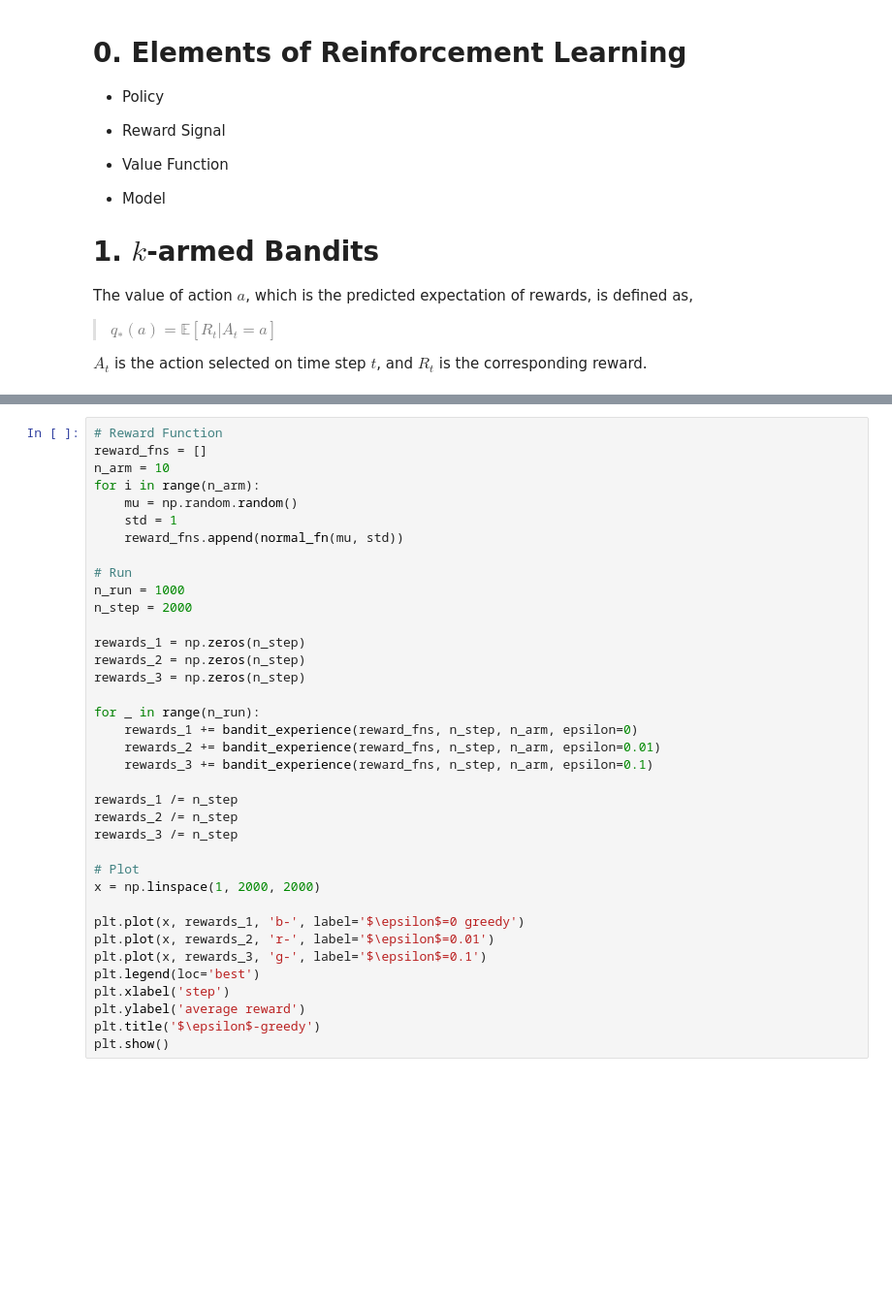
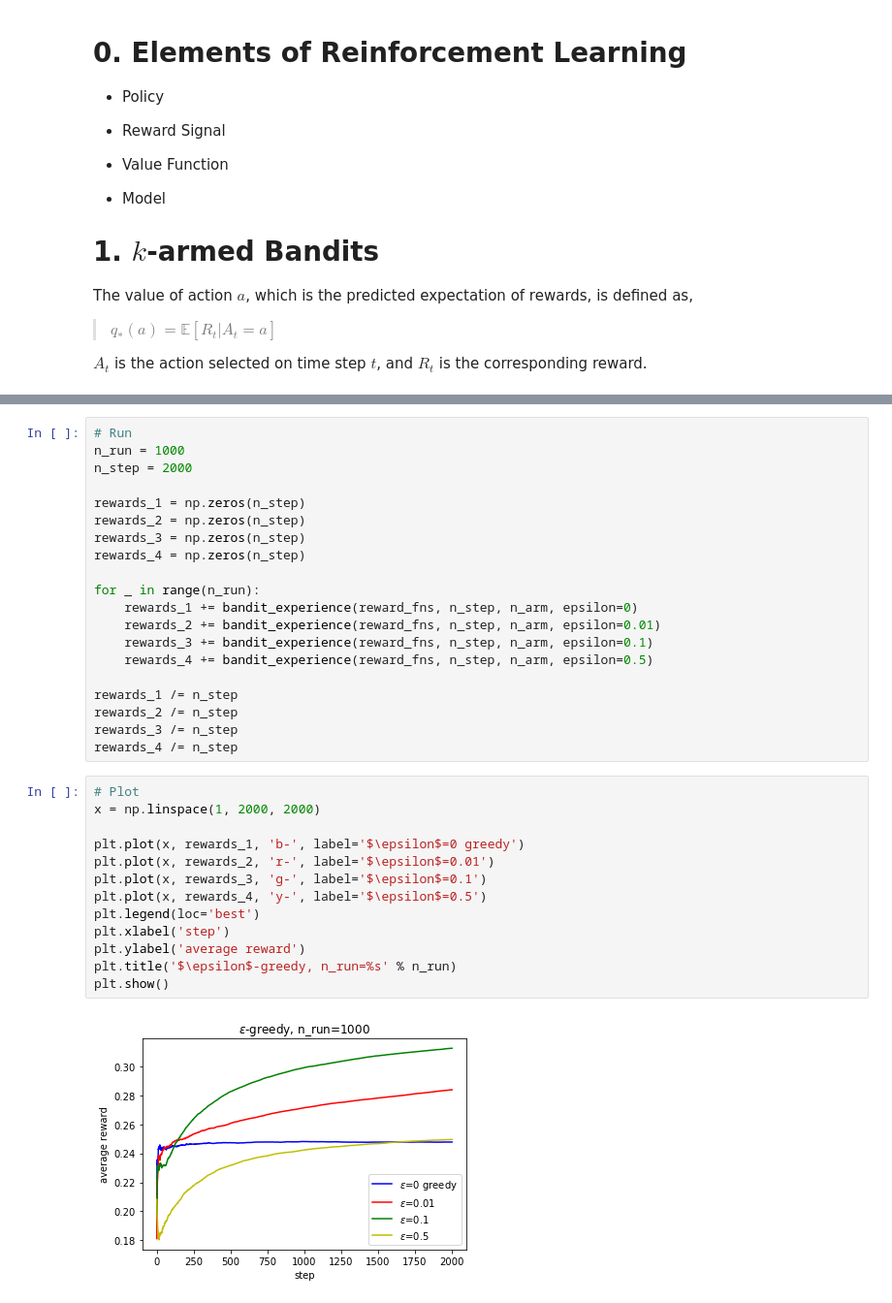
Before and after one commit to feynmanma7/machine_learning, a Jupyter notebook: ReinforcementLearning/Multi-armed Bandits.ipynb, the cells around one changed output, grey strips where cells are left out. Shown at 97% size. Cells and saved outputs as stored; diff of their text form; blank space fills up the shorter version.

```diff
--- a/ReinforcementLearning/Multi-armed Bandits.ipynb
+++ b/ReinforcementLearning/Multi-armed Bandits.ipynb
@@ -75,40 +79,38 @@ def bandit_experience(reward_fns, n_step=2000, n_arm=10, epsilon=0.01):
         avg_reward = total_reward / (step+1)
         avg_rewards.append(avg_reward)
     return np.array(avg_rewards)
+# %%
+# Run
+n_run = 1000
+n_step = 2000
+
+rewards_1 = np.zeros(n_step)
+rewards_2 = np.zeros(n_step)
+rewards_3 = np.zeros(n_step)
+rewards_4 = np.zeros(n_step)
+
+for _ in range(n_run):
+    rewards_1 += bandit_experience(reward_fns, n_step, n_arm, epsilon=0)
+    rewards_2 += bandit_experience(reward_fns, n_step, n_arm, epsilon=0.01)
+    rewards_3 += bandit_experience(reward_fns, n_step, n_arm, epsilon=0.1)
+    rewards_4 += bandit_experience(reward_fns, n_step, n_arm, epsilon=0.5)
+
+rewards_1 /= n_step
+rewards_2 /= n_step
+rewards_3 /= n_step
+rewards_4 /= n_step
 # %%
-# Reward Function
-reward_fns = []
-n_arm = 10
-for i in range(n_arm):
-    mu = np.random.random()
-    std = 1
-    reward_fns.append(normal_fn(mu, std))
-
-# Run
-n_run = 1000
-n_step = 2000
-
-rewards_1 = np.zeros(n_step)
-rewards_2 = np.zeros(n_step)
-rewards_3 = np.zeros(n_step)
-
-for _ in range(n_run):
-    rewards_1 += bandit_experience(reward_fns, n_step, n_arm, epsilon=0)
-    rewards_2 += bandit_experience(reward_fns, n_step, n_arm, epsilon=0.01)
-    rewards_3 += bandit_experience(reward_fns, n_step, n_arm, epsilon=0.1)
-
-rewards_1 /= n_step
-rewards_2 /= n_step
-rewards_3 /= n_step
-
 # Plot
 x = np.linspace(1, 2000, 2000)
 
 plt.plot(x, rewards_1, 'b-', label='$\epsilon$=0 greedy')
 plt.plot(x, rewards_2, 'r-', label='$\epsilon$=0.01')
 plt.plot(x, rewards_3, 'g-', label='$\epsilon$=0.1')
+plt.plot(x, rewards_4, 'y-', label='$\epsilon$=0.5')
 plt.legend(loc='best')
 plt.xlabel('step')
 plt.ylabel('average reward')
-plt.title('$\epsilon$-greedy')
+plt.title('$\epsilon$-greedy, n_run=%s' % n_run)
 plt.show()
+# %% [output]
+[figure, added]
```
Also changed, not shown: parts of 5 cells of this notebook.
